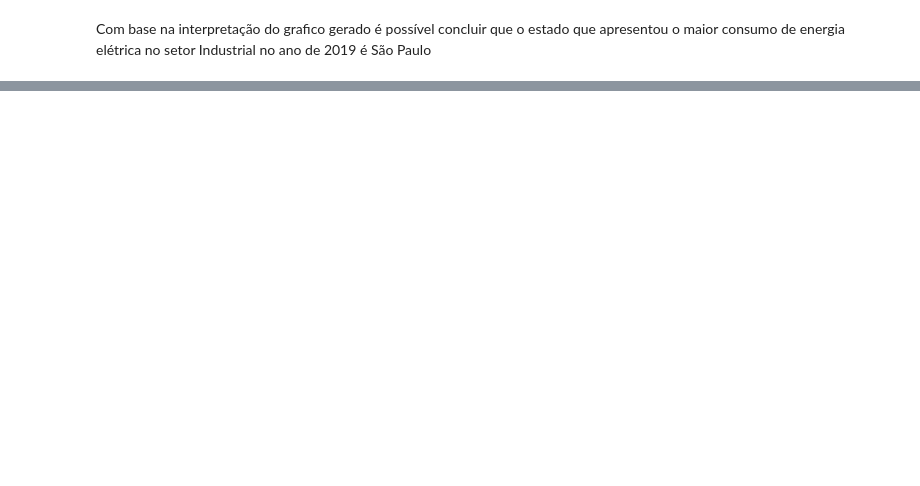
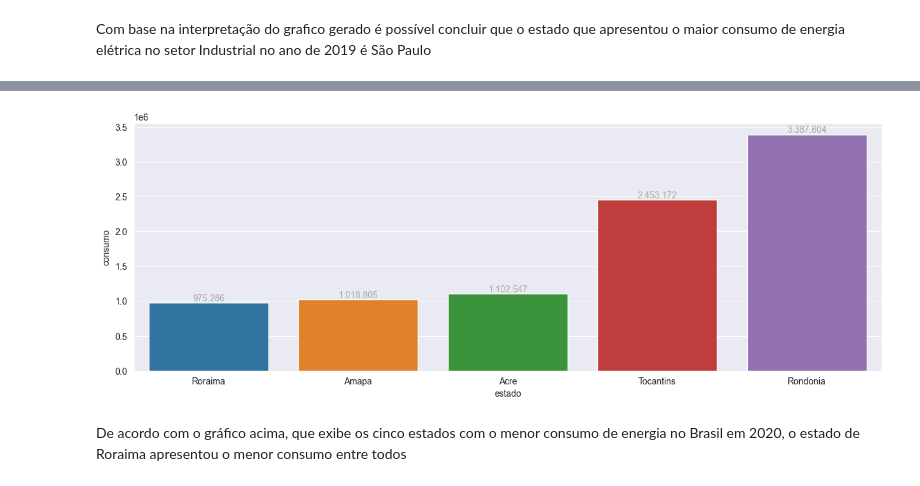
Before and after one commit to davi873/AI_energy_analysis_py, a Jupyter notebook: notebooks/insights.ipynb, the cells around one changed output, grey strips where cells are left out. Cells and saved outputs as stored; diff of their text form; code cells hidden in the pictures; blank space fills up the shorter version.

```diff
--- a/notebooks/insights.ipynb
+++ b/notebooks/insights.ipynb
@@ -102,0 +129,9 @@ Com base na interpretação do grafico gerado é possível concluir que o estado
+# %%
+plt.figure(figsize=(15,5))
+axBar = sns.barplot(data=energy_use_2020_data[:5].to_frame(), x='estado', y='consumo', hue='estado')
+util.add_mark_to_bar(axBar, '#AAA')
+plt.show()
+# %% [output]
+[figure, added]
+# %% [markdown]
+De acordo com o gráfico acima, que exibe os cinco estados com o menor consumo de energia no Brasil em 2020, o estado de Roraima apresentou o menor consumo entre todos
```
Also changed, not shown: parts of 12 cells of this notebook, 2 other files.
